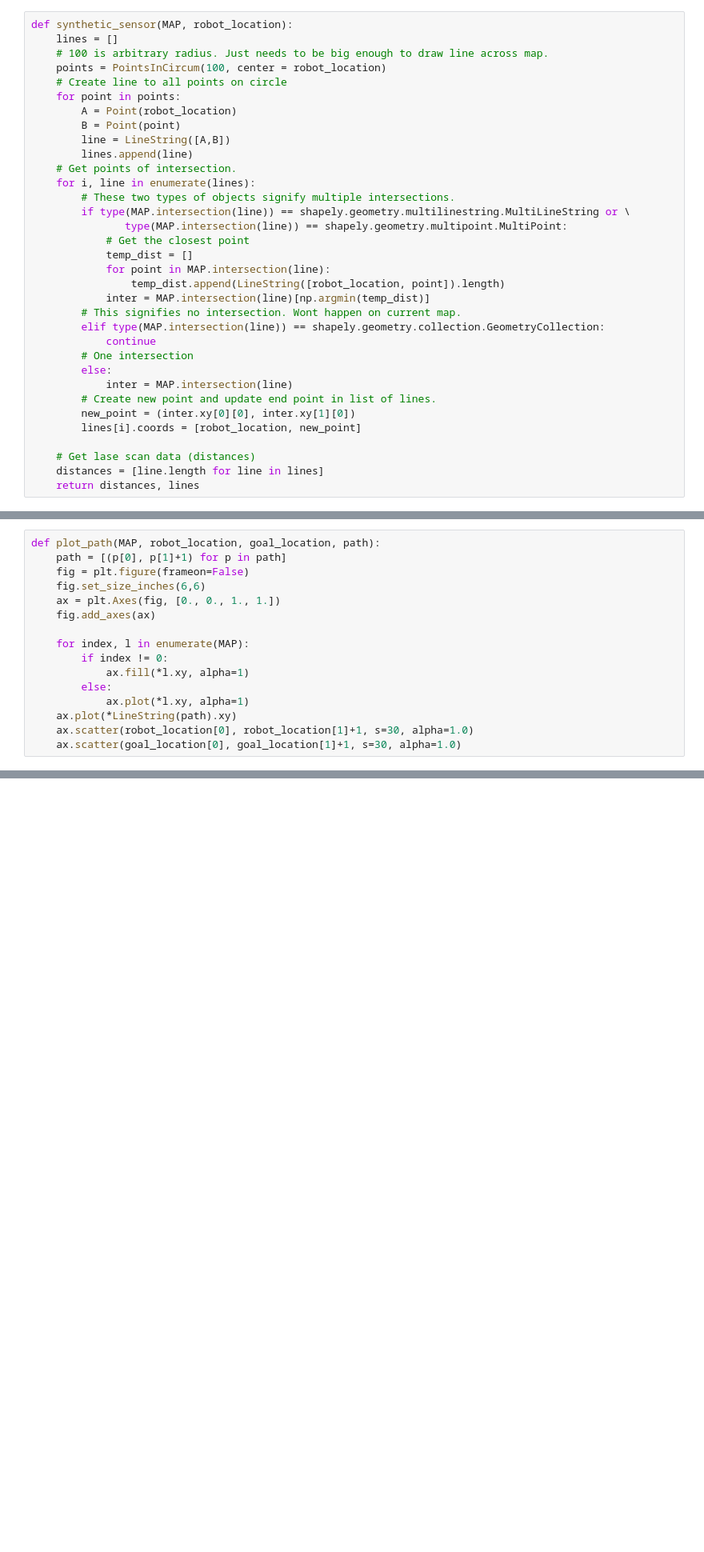
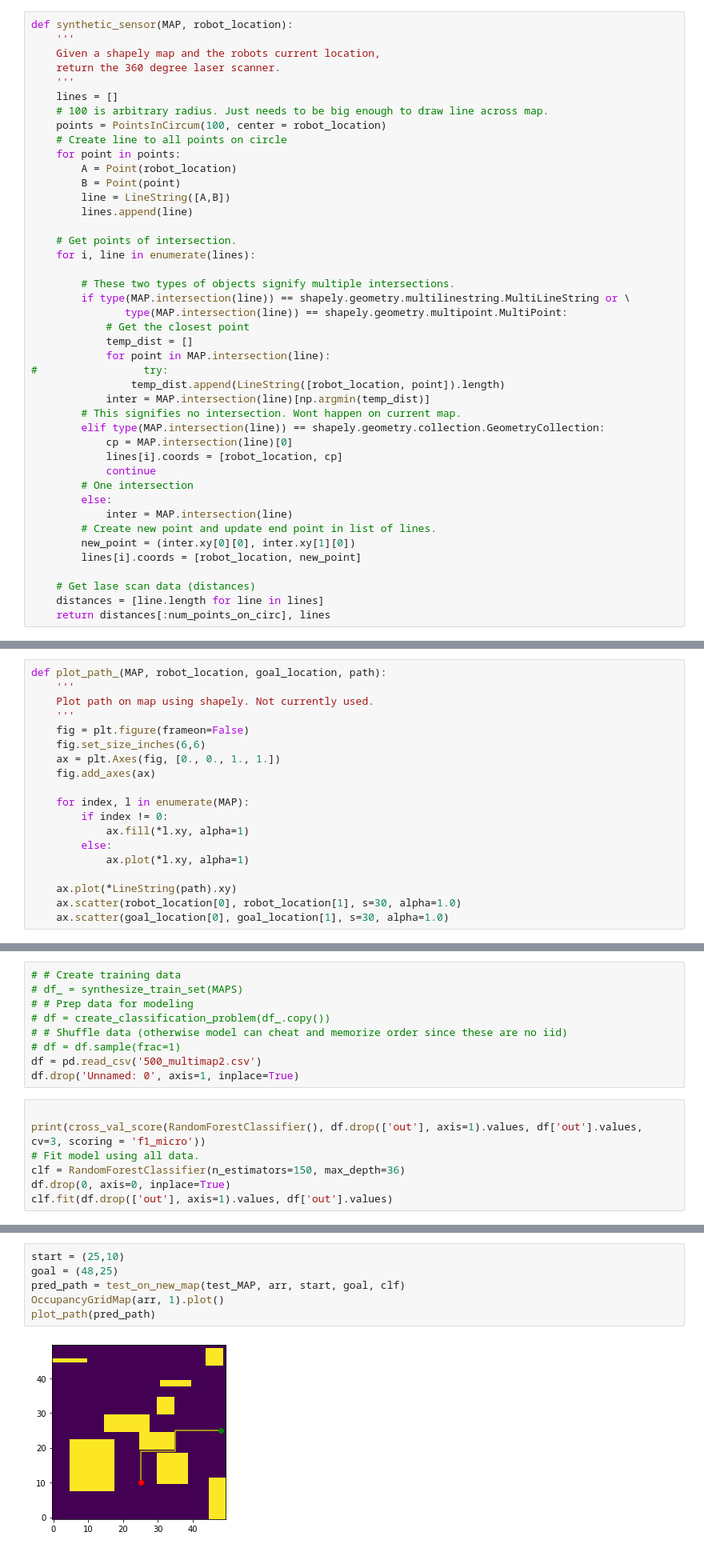
Before and after one commit to JosephGatto/2D-Motion-Planning-with-Machine-Learning, a Jupyter notebook: shapely synthetic sensor.ipynb, the cells around one changed output, grey strips where cells are left out. Shown: that part at 80% size. Drawn from its saved outputs; the diff is of its cells as text; blank space fills up the shorter version.

```diff
--- a/shapely synthetic sensor.ipynb
+++ b/shapely synthetic sensor.ipynb
@@ -49,5 +74,9 @@ Synthetic sensor function
 # %%
 def synthetic_sensor(MAP, robot_location):
+    '''
+    Given a shapely map and the robots current location,
+    return the 360 degree laser scanner.
+    '''
     lines = []
     # 100 is arbitrary radius. Just needs to be big enough to draw line across map.
     points = PointsInCircum(100, center = robot_location)
@@ -57,18 +86,23 @@ def synthetic_sensor(MAP, robot_location):
         B = Point(point)
         line = LineString([A,B])
         lines.append(line)
+
     # Get points of intersection.
     for i, line in enumerate(lines):
+
         # These two types of objects signify multiple intersections.
         if type(MAP.intersection(line)) == shapely.geometry.multilinestring.MultiLineString or \
                type(MAP.intersection(line)) == shapely.geometry.multipoint.MultiPoint:
             # Get the closest point
             temp_dist = []
             for point in MAP.intersection(line):
+#                 try:
                 temp_dist.append(LineString([robot_location, point]).length)
             inter = MAP.intersection(line)[np.argmin(temp_dist)]
         # This signifies no intersection. Wont happen on current map.
         elif type(MAP.intersection(line)) == shapely.geometry.collection.GeometryCollection:
+            cp = MAP.intersection(line)[0]
+            lines[i].coords = [robot_location, cp]
             continue
         # One intersection
         else:
@@ -79,5 +113,5 @@ def synthetic_sensor(MAP, robot_location):
 
     # Get lase scan data (distances)
     distances = [line.length for line in lines]
-    return distances, lines
+    return distances[:num_points_on_circ], lines
 # %%
@@ -120,6 +154,8 @@ def get_path(start, goal, map_img = 'ihopethisworks.png'):
 # %%
-def plot_path(MAP, robot_location, goal_location, path):
-    path = [(p[0], p[1]+1) for p in path]
+def plot_path_(MAP, robot_location, goal_location, path):
+    '''
+    Plot path on map using shapely. Not currently used.
+    '''
     fig = plt.figure(frameon=False)
     fig.set_size_inches(6,6)
     ax = plt.Axes(fig, [0., 0., 1., 1.])
@@ -130,6 +166,7 @@ def plot_path(MAP, robot_location, goal_location, path):
             ax.fill(*l.xy, alpha=1)
         else:
             ax.plot(*l.xy, alpha=1)
+
     ax.plot(*LineString(path).xy)
-    ax.scatter(robot_location[0], robot_location[1]+1, s=30, alpha=1.0)
-    ax.scatter(goal_location[0], goal_location[1]+1, s=30, alpha=1.0)
+    ax.scatter(robot_location[0], robot_location[1], s=30, alpha=1.0)
+    ax.scatter(goal_location[0], goal_location[1], s=30, alpha=1.0)
@@ -143,0 +321,16 @@ plot_path(MAP, robot_location, goal_location,  get_path(robot_location, goal_loc
+# %%
+# # Create training data
+# df_ = synthesize_train_set(MAPS)
+# # Prep data for modeling
+# df = create_classification_problem(df_.copy())
+# # Shuffle data (otherwise model can cheat and memorize order since these are no iid)
+# df = df.sample(frac=1)
+df = pd.read_csv('500_multimap2.csv')
+df.drop('Unnamed: 0', axis=1, inplace=True)
+# %%
+
+print(cross_val_score(RandomForestClassifier(), df.drop(['out'], axis=1).values, df['out'].values, cv=3, scoring = 'f1_micro'))
+# Fit model using all data.
+clf = RandomForestClassifier(n_estimators=150, max_depth=36)
+df.drop(0, axis=0, inplace=True)
+clf.fit(df.drop(['out'], axis=1).values, df['out'].values)
@@ -143,0 +419,8 @@ plot_path(MAP, robot_location, goal_location,  get_path(robot_location, goal_loc
+# %%
+start = (25,10)
+goal = (48,25)
+pred_path = test_on_new_map(test_MAP, arr, start, goal, clf)
+OccupancyGridMap(arr, 1).plot()
+plot_path(pred_path)
+# %% [output]
+[figure, added]
```
Also changed, not shown: parts of 26 cells of this notebook.
